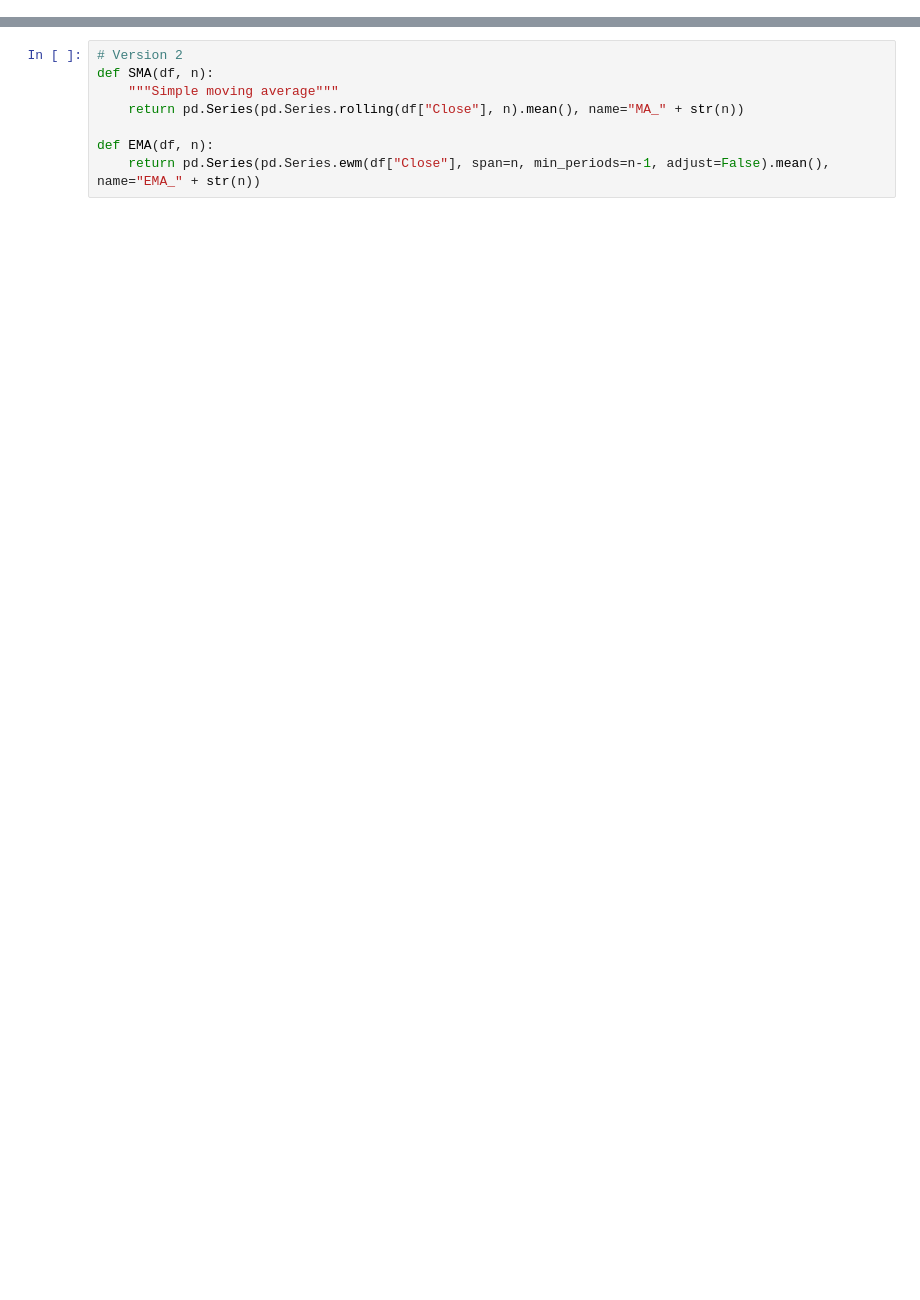
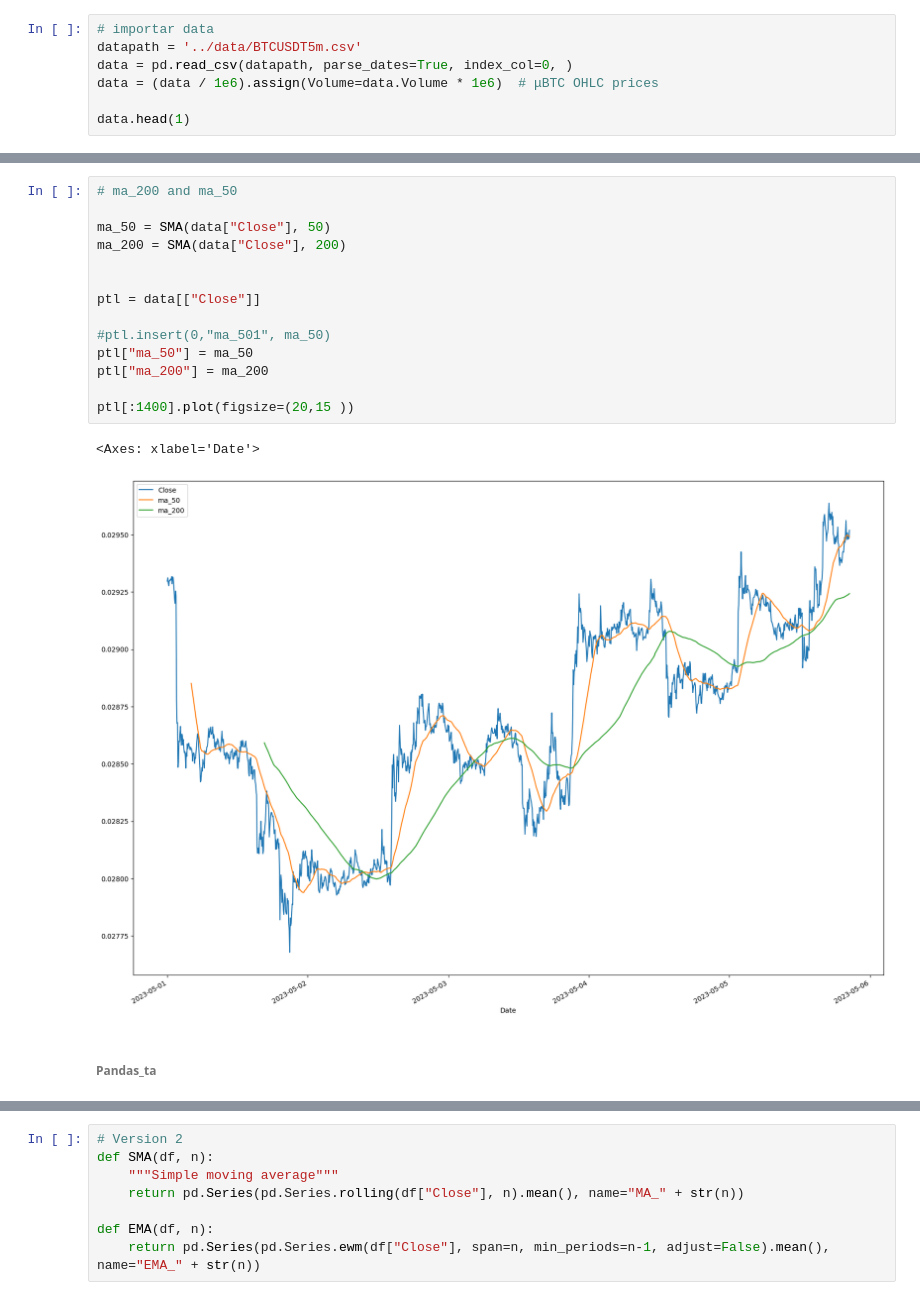
Before and after one commit to CodeRagnarok07/python-trading, a Jupyter notebook: strategies/backtesting.ipynb, the cells around one changed output, grey strips where cells are left out. Drawn from its saved outputs; the diff is of its cells as text; blank space fills up the shorter version.

```diff
--- a/strategies/backtesting.ipynb
+++ b/strategies/backtesting.ipynb
@@ -7,0 +17,7 @@ from backtesting.lib import crossover
+# %%
+# importar data
+datapath = '../data/BTCUSDT5m.csv'
+data = pd.read_csv(datapath, parse_dates=True, index_col=0, )
+data = (data / 1e6).assign(Volume=data.Volume * 1e6)  # μBTC OHLC prices
+
+data.head(1)
@@ -35,3 +59,22 @@ def BBANDS(df, n_lookback, n_std):
     upper = mean + n_std*std
     lower = mean - n_std*std
     return upper, lower
+# %%
+# ma_200 and ma_50
+
+ma_50 = SMA(data["Close"], 50)
+ma_200 = SMA(data["Close"], 200)
+
+
+ptl = data[["Close"]]
+
+#ptl.insert(0,"ma_501", ma_50)
+ptl["ma_50"] = ma_50
+ptl["ma_200"] = ma_200
+
+ptl[:1400].plot(figsize=(20,15 ))
+# %% [output]
+<Axes: xlabel='Date'>
+[figure, added]
+# %% [markdown]
+###### Pandas_ta
```
Also changed, not shown: parts of 16 cells of this notebook, 2 other files.
